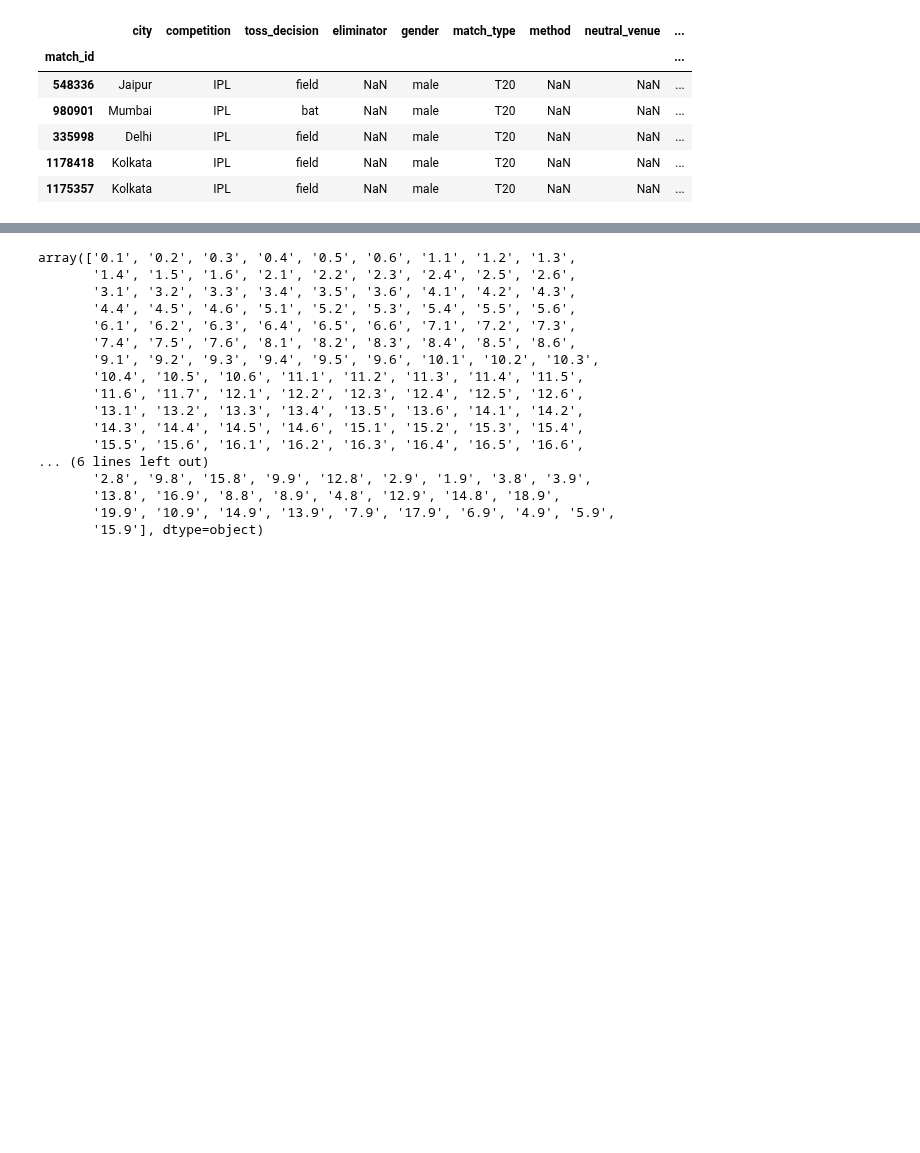
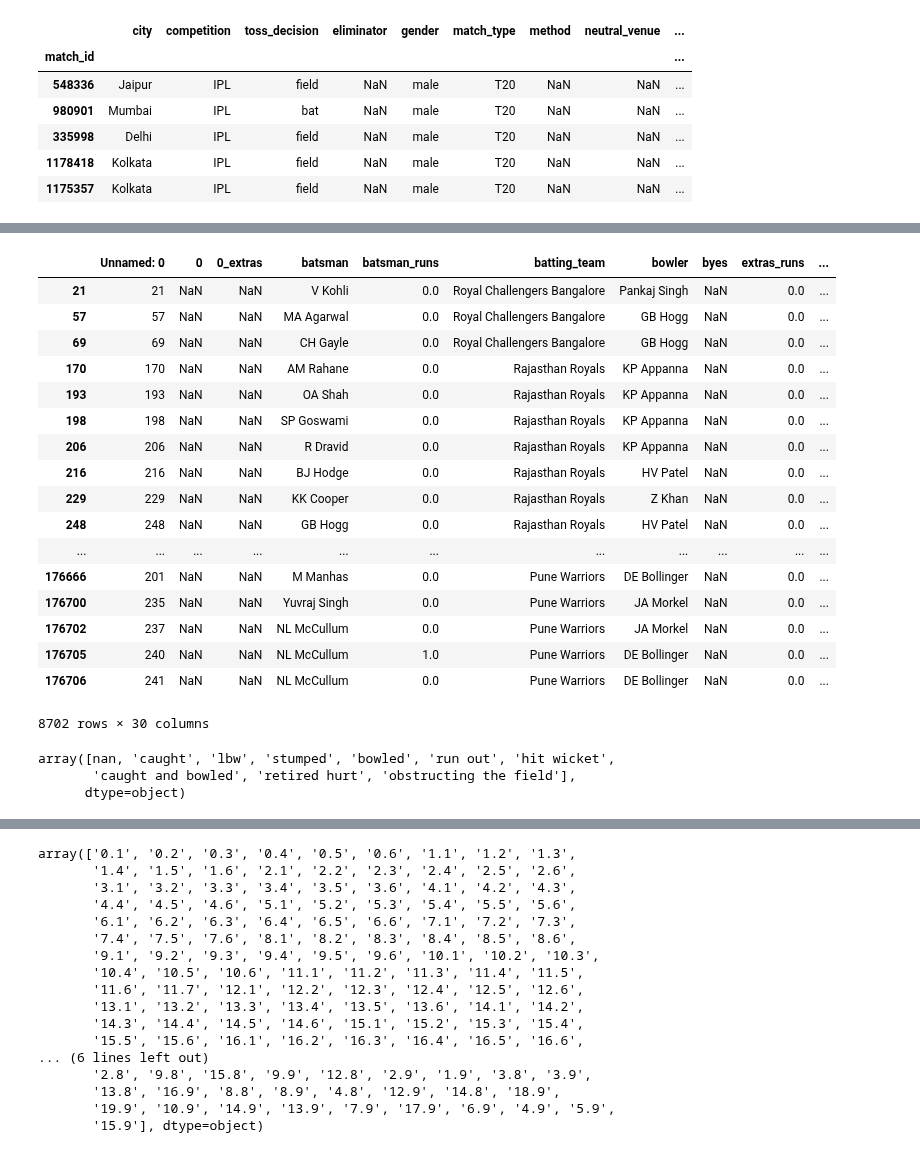
Before and after one commit to ravi-gopalan/ipl_analysis, a Jupyter notebook: ipl_analysis_v2.ipynb, the cells around one changed output, grey strips where cells are left out. Saved outputs shown, nothing was run; the diff lists cells and outputs as text; code cells hidden in the pictures; blank space fills up the shorter version.

```diff
--- a/ipl_analysis_v2.ipynb
+++ b/ipl_analysis_v2.ipynb
@@ -245,0 +350,2 @@ df_combined = df_details.join(df_ipl_summary,on='match_id',rsuffix='_ipl_summary
+# %%
+df_details.drop(['fielders'], axis=1, inplace=True)
@@ -245,0 +381,26 @@ df_combined = df_details.join(df_ipl_summary,on='match_id',rsuffix='_ipl_summary
+# %%
+df_details['level_1'] = df_details['level_1'].astype(str)
+# %%
+delivery = {'0.1': '1','0.2': '2', '0.3': '3', '0.4': '4', '0.5': '5', '0.6': '6', '0.7': '7', '0.8': '8', '0.9': '9',\
+         '1.1': '1','1.2': '2', '1.3': '3', '1.4': '4', '1.5': '5', '1.6': '6', '1.7': '7', '1.8': '8', '1.9': '9',\
+         '2.1': '1','2.2': '2', '2.3': '3', '2.4': '4', '2.5': '5', '2.6': '6', '2.7': '7', '2.8': '8', '2.9': '9',\
+         '3.1': '1','3.2': '2', '3.3': '3', '3.4': '4', '3.5': '5', '3.6': '6', '3.7': '7', '3.8': '8', '3.9': '9',\
+         '4.1': '1','4.2': '2', '4.3': '3', '4.4': '4', '4.5': '5', '4.6': '6', '4.7': '7', '4.8': '8', '4.9': '9',\
+         '5.1': '1','5.2': '2', '5.3': '3', '5.4': '4', '5.5': '5', '5.6': '6', '5.7': '7', '5.8': '8', '5.9': '9',\
+         '6.1': '1','6.2': '2', '6.3': '3', '6.4': '4', '6.5': '5', '6.6': '6', '6.7': '7', '6.8': '8', '6.9': '9',\
+         '7.1': '1','7.2': '2', '7.3': '3', '7.4': '4', '7.5': '5', '7.6': '6', '7.7': '7', '7.8': '8', '7.9': '9',\
+         '8.1': '1','8.2': '2', '8.3': '3', '8.4': '4', '8.5': '5', '8.6': '6', '8.7': '7', '8.8': '8', '8.9': '9',\
+         '9.1': '1','9.2': '2', '9.3': '3', '9.4': '4', '9.5': '5', '9.6': '6', '9.7': '7', '9.8': '8', '9.9': '9',\
+         '10.1': '1','10.2': '2', '10.3': '3', '10.4': '4', '10.5': '5', '10.6': '6', '10.7': '7', '10.8': '8', '10.9': '9',\
+         '11.1': '1','11.2': '2', '11.3': '3', '11.4': '4', '11.5': '5', '11.6': '6', '11.7': '7', '11.8': '8', '11.9': '9',\
+         '12.1': '1','12.2': '2', '12.3': '3', '12.4': '4', '12.5': '5', '12.6': '6', '12.7': '7', '12.8': '8', '12.9': '9',\
+         '13.1': '1','13.2': '2', '13.3': '3', '13.4': '4', '13.5': '5', '13.6': '6', '13.7': '7', '13.8': '8', '13.9': '9',\
+         '14.1': '1','14.2': '2', '14.3': '3', '14.4': '4', '14.5': '5', '14.6': '6', '14.7': '7', '14.8': '8', '14.9': '9',\
+         '15.1': '1','15.2': '2', '15.3': '3', '15.4': '4', '15.5': '5', '15.6': '6', '15.7': '7', '15.8': '8', '15.9': '9',\
+         '16.1': '1','16.2': '2', '16.3': '3', '16.4': '4', '16.5': '5', '16.6': '6', '16.7': '7', '16.8': '8', '16.9': '9',\
+         '17.1': '1','17.2': '2', '17.3': '3', '17.4': '4', '17.5': '5', '17.6': '6', '17.7': '7', '17.8': '8', '17.9': '9',\
+         '18.1': '1','18.2': '2', '18.3': '3', '18.4': '4', '18.5': '5', '18.6': '6', '18.7': '7', '18.8': '8', '18.9': '9',\
+         '19.1': '1','19.2': '2', '19.3': '3', '19.4': '4', '19.5': '5', '19.6': '6', '19.7': '7', '19.8': '8', '19.9': '9',\
+        }
+# %%
+df_details['delivery'] = df_details['level_1'].map(delivery)
@@ -245,0 +416,27 @@ df_combined = df_details.join(df_ipl_summary,on='match_id',rsuffix='_ipl_summary
+# %%
+df_details[df_details.player_out.notna()]
+# %% [output]
+|  | Unnamed: 0 | 0 | 0_extras | batsman | batsman_runs | batting_team | bowler | byes | extras_runs | ... |
+| 21 | 21 | NaN | NaN | V Kohli | 0.0 | Royal Challengers Bangalore | Pankaj Singh | NaN | 0.0 | ... |
+| 57 | 57 | NaN | NaN | MA Agarwal | 0.0 | Royal Challengers Bangalore | GB Hogg | NaN | 0.0 | ... |
+| 69 | 69 | NaN | NaN | CH Gayle | 0.0 | Royal Challengers Bangalore | GB Hogg | NaN | 0.0 | ... |
+| 170 | 170 | NaN | NaN | AM Rahane | 0.0 | Rajasthan Royals | KP Appanna | NaN | 0.0 | ... |
+| 193 | 193 | NaN | NaN | OA Shah | 0.0 | Rajasthan Royals | KP Appanna | NaN | 0.0 | ... |
+| 198 | 198 | NaN | NaN | SP Goswami | 0.0 | Rajasthan Royals | KP Appanna | NaN | 0.0 | ... |
+| 206 | 206 | NaN | NaN | R Dravid | 0.0 | Rajasthan Royals | KP Appanna | NaN | 0.0 | ... |
+| 216 | 216 | NaN | NaN | BJ Hodge | 0.0 | Rajasthan Royals | HV Patel | NaN | 0.0 | ... |
+| 229 | 229 | NaN | NaN | KK Cooper | 0.0 | Rajasthan Royals | Z Khan | NaN | 0.0 | ... |
+| 248 | 248 | NaN | NaN | GB Hogg | 0.0 | Rajasthan Royals | HV Patel | NaN | 0.0 | ... |
+| ... | ... | ... | ... | ... | ... | ... | ... | ... | ... | ... |
+| 176666 | 201 | NaN | NaN | M Manhas | 0.0 | Pune Warriors | DE Bollinger | NaN | 0.0 | ... |
+| 176700 | 235 | NaN | NaN | Yuvraj Singh | 0.0 | Pune Warriors | JA Morkel | NaN | 0.0 | ... |
+| 176702 | 237 | NaN | NaN | NL McCullum | 0.0 | Pune Warriors | JA Morkel | NaN | 0.0 | ... |
+| 176705 | 240 | NaN | NaN | NL McCullum | 1.0 | Pune Warriors | DE Bollinger | NaN | 0.0 | ... |
+| 176706 | 241 | NaN | NaN | NL McCullum | 0.0 | Pune Warriors | DE Bollinger | NaN | 0.0 | ... |
+8702 rows × 30 columns
+# %%
+df_details['kind'].unique()
+# %% [output]
+array([nan, 'caught', 'lbw', 'stumped', 'bowled', 'run out', 'hit wicket',
+       'caught and bowled', 'retired hurt', 'obstructing the field'],
+      dtype=object)
```
Also changed, not shown: parts of 105 cells of this notebook.
